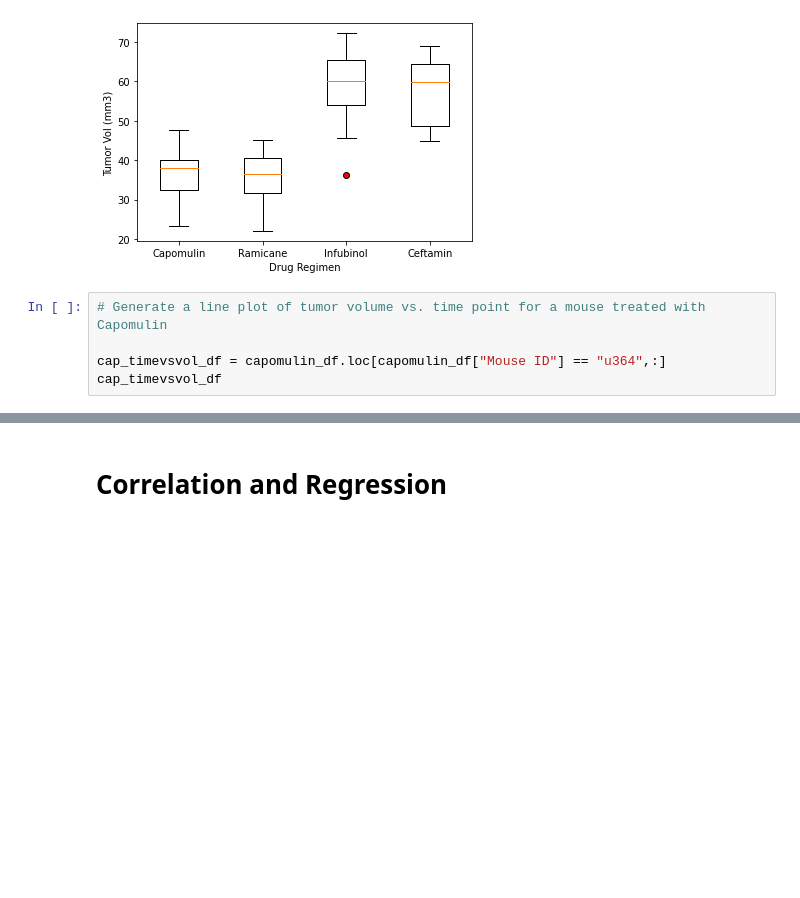
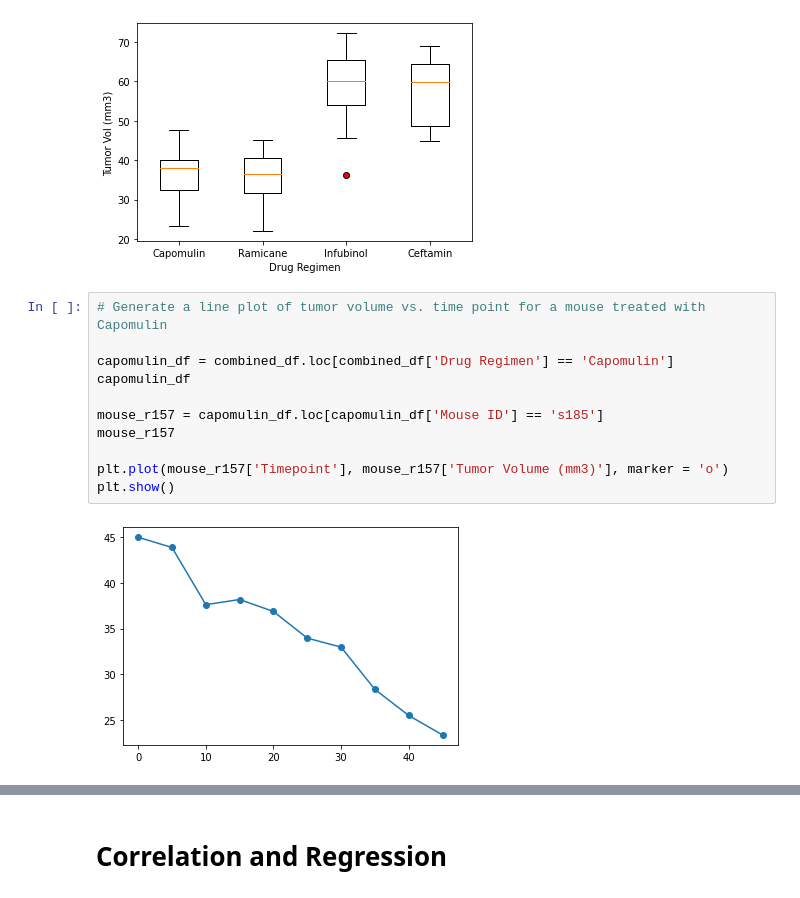
Before and after one commit to leomgarduno/matplotlib_challenge, a Jupyter notebook: Pymaceuticals.ipynb, the cells around one changed output, grey strips where cells are left out. Cells and saved outputs as stored; diff of their text form; blank space fills up the shorter version.

Commit message:
line and scatter plots added

```diff
--- a/Pymaceuticals.ipynb
+++ b/Pymaceuticals.ipynb
@@ -295,8 +295,16 @@ plt.show()
 # %%
 # Generate a line plot of tumor volume vs. time point for a mouse treated with Capomulin
 
-cap_timevsvol_df = capomulin_df.loc[capomulin_df["Mouse ID"] == "u364",:]
-cap_timevsvol_df
+capomulin_df = combined_df.loc[combined_df['Drug Regimen'] == 'Capomulin']
+capomulin_df
+
+mouse_r157 = capomulin_df.loc[capomulin_df['Mouse ID'] == 's185']
+mouse_r157
+
+plt.plot(mouse_r157['Timepoint'], mouse_r157['Tumor Volume (mm3)'], marker = 'o')
+plt.show()
+# %% [output]
+[figure, added]
 # %%
 # Generate a scatter plot of average tumor volume vs. mouse weight for the Capomulin regimen
 
```
Also changed, not shown: parts of 1 cell of this notebook.
